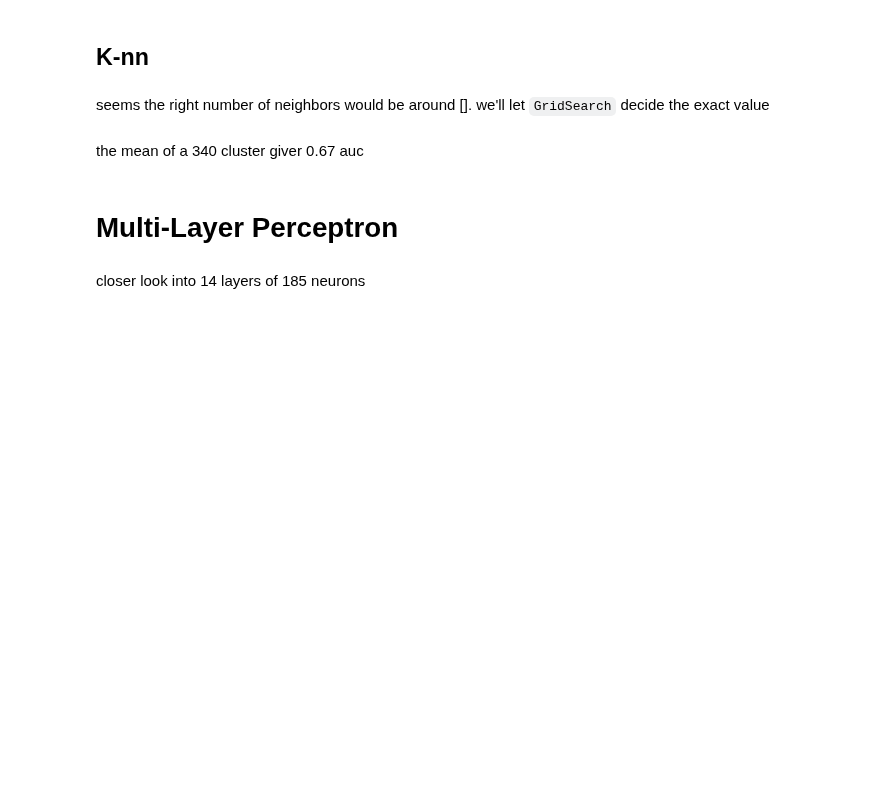
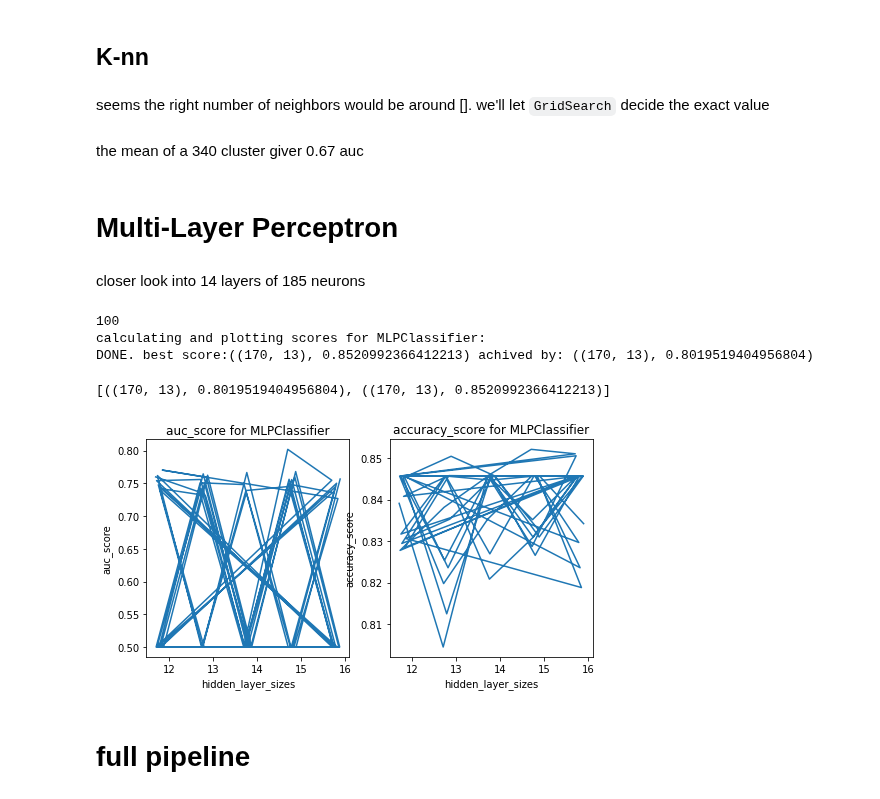
Before and after one commit to MrPupik/INTO_TO_ML, a Jupyter notebook: project/itay_nb.ipynb, the cells around one changed output. Drawn from its saved outputs; the diff is of its cells as text; code cells hidden in the pictures; blank space fills up the shorter version.

Commit message:
network trained !

```diff
--- a/project/itay_nb.ipynb
+++ b/project/itay_nb.ipynb
@@ -744,20 +750,25 @@ closer look into 14 layers of 185 neurons
 # %%
 import warnings
 warnings.filterwarnings('ignore')
 
 args = {'max_iter':100, 'solver':'sgd','verbose':False,
         'tol':10**-6,'random_state':13, 'learning_rate_init':1,
         'learning_rate':'adaptive', 'alpha':0.01, }
 hidden_layers_values = []
-for d1 in range(180,181,1):
-        for d2 in range(12,17,1):
+for d1 in range(170,190,1):
+        for d2 in range(10,15,1):
                 hidden_layers_values.append((d1,d2))
 print(len(hidden_layers_values))
 
-model.fit(X_train, y_train)
-scoreing = (auc_score, accuracy_score)
+scoring = (auc_score, accuracy_score)
 plot_scores(MLPClassifier,'hidden_layer_sizes', hidden_layers_values, args,
-X_train, X_val, y_train, y_val, 'both', scoreing)
+X_train, X_val, y_train, y_val, 'both', scoring)
+# %% [output]
+100
+calculating and plotting scores for MLPClassifier:
+DONE. best score:((170, 13), 0.8520992366412213) achived by: ((170, 13), 0.8019519404956804)
+[((170, 13), 0.8019519404956804), ((170, 13), 0.8520992366412213)]
+[figure, added]
 # %%
 args = {'max_iter':600, 'solver':'sgd','verbose':False,
                         'tol':10**-6,'random_state':13,
@@ -766,6 +777,8 @@ values = [(i,2) for i in range(25,35,1)]
 
 plot_scores(MLPClassifier,'hidden_layer_sizes', values, args,
 X_train, X_val, y_train, y_val)
+# %% [markdown]
+# full pipeline
 # %%
 import pandas as pd
 import numpy as np
```
Also changed, not shown: parts of 9 cells of this notebook.
